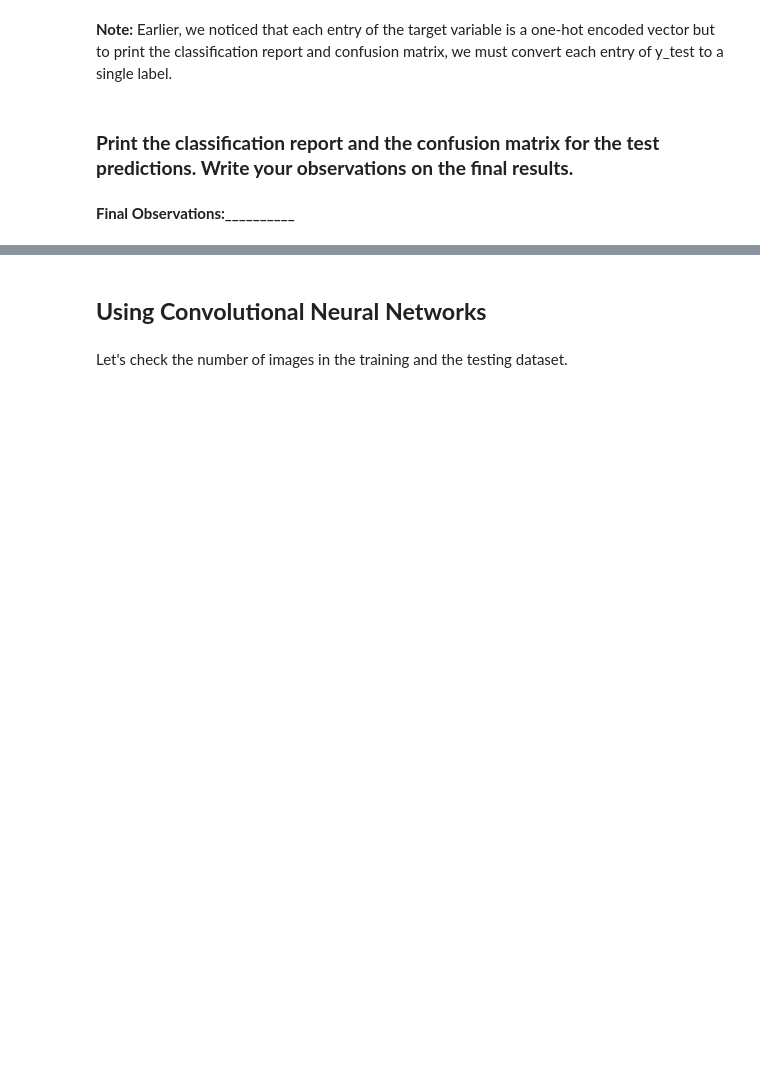
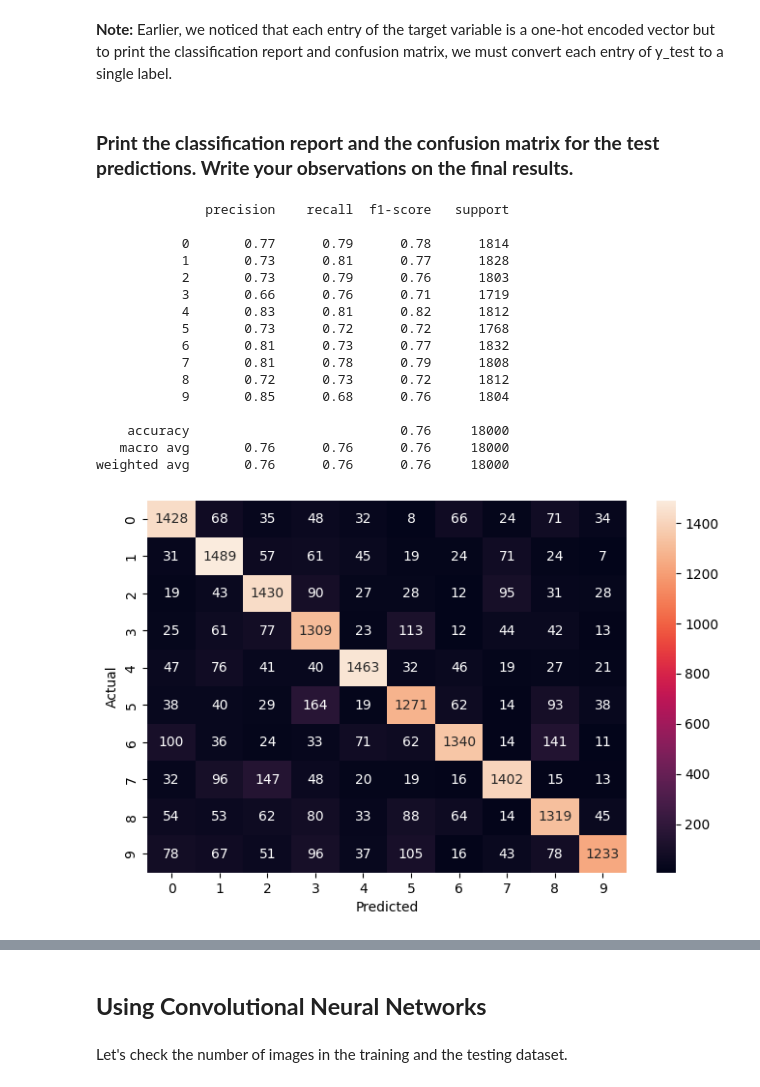
Before and after one commit to vivimtz888/deep-learning-svhn-digit-classification, a Jupyter notebook: Low_Code_SVHN_Digit_Recognition.ipynb, the cells around one changed output, grey strips where cells are left out. Drawn from its saved outputs; the diff is of its cells as text; code cells hidden in the pictures; blank space fills up the shorter version.

Commit message:
Final Observations ANN Model with 76% accuracy

```diff
--- a/Low_Code_SVHN_Digit_Recognition.ipynb
+++ b/Low_Code_SVHN_Digit_Recognition.ipynb
@@ -597,26 +599,42 @@ y_test = np.argmax(y_test, axis = -1)
 # %%
 # Importing required functions
 
 from sklearn.metrics import classification_report
 
 from sklearn.metrics import confusion_matrix
 
 # Printing the classification report
 
-print(__________)
+print(classification_report(y_test, test_pred))
 
 # Plotting the heatmap using confusion matrix
 
-cm = ___________     #Write the code for creating confusion matrix using actual labels (y_test) and predicted labels (test_pred)
+cm = confusion_matrix(y_test, test_pred)     #Write the code for creating confusion matrix using actual labels (y_test) and predicted labels (test_pred)
 
 plt.figure(figsize = (8, 5))
 
 sns.heatmap(cm, annot = True,  fmt = '.0f')
 
 plt.ylabel('Actual')
 
 plt.xlabel('Predicted')
 
 plt.show()
+# %% [output]
+              precision    recall  f1-score   support
+
+           0       0.77      0.79      0.78      1814
+           1       0.73      0.81      0.77      1828
+           2       0.73      0.79      0.76      1803
+           3       0.66      0.76      0.71      1719
+           4       0.83      0.81      0.82      1812
+           5       0.73      0.72      0.72      1768
+           6       0.81      0.73      0.77      1832
+           7       0.81      0.78      0.79      1808
+           8       0.72      0.73      0.72      1812
+           9       0.85      0.68      0.76      1804
+
+    accuracy                           0.76     18000
+   macro avg       0.76      0.76      0.76     18000
+weighted avg       0.76      0.76      0.76     18000
+[figure, added]
-# %% [markdown]
-**Final Observations:__________**
```
Also changed, not shown: parts of 4 cells of this notebook.
